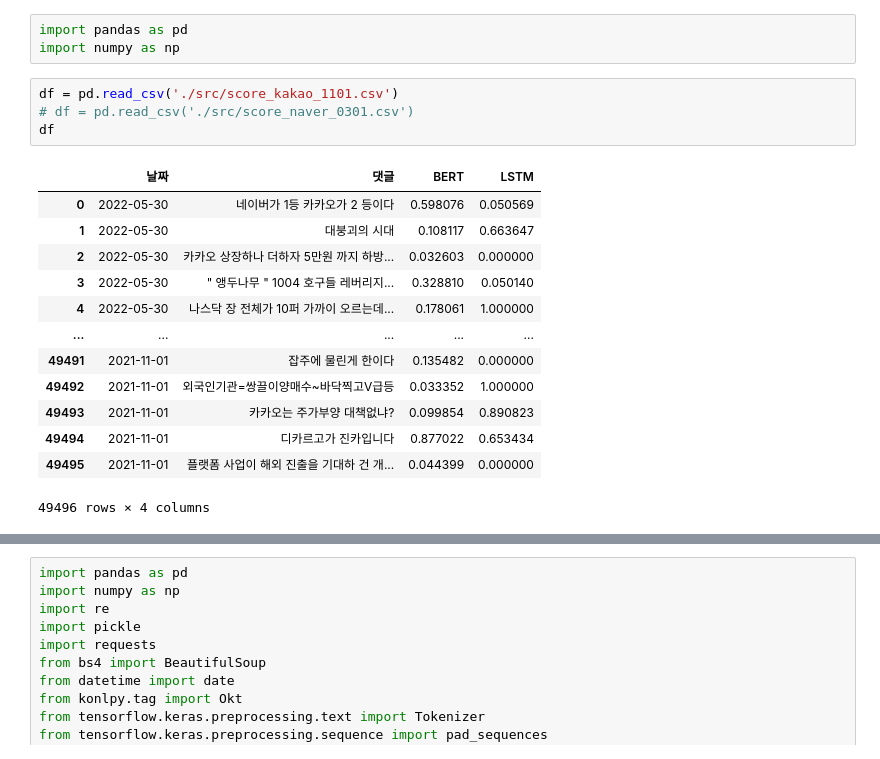
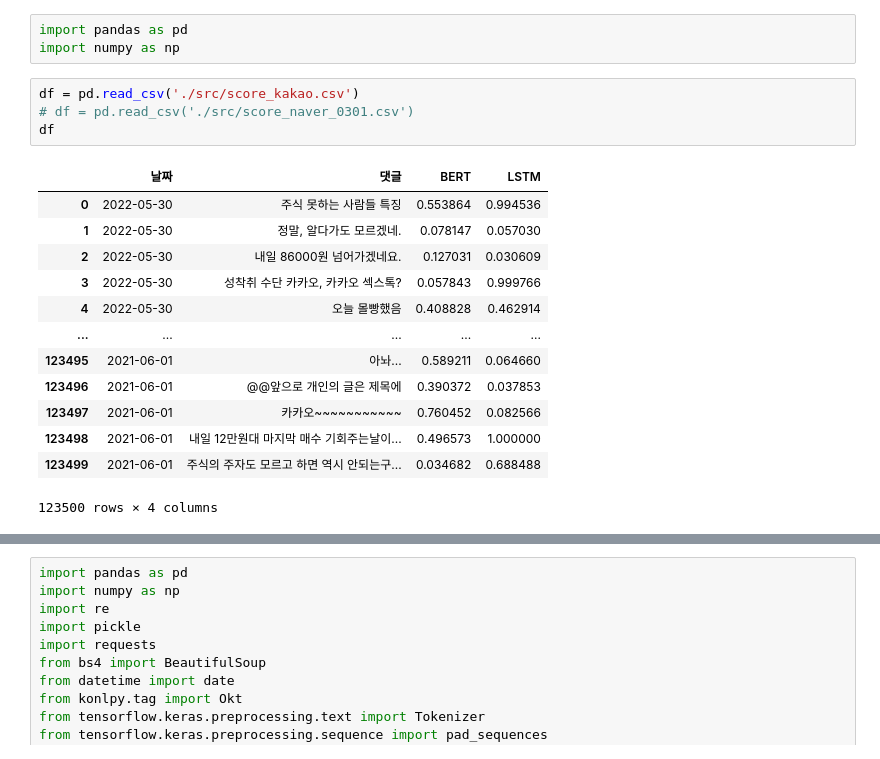
Before and after one commit to dbwlgns15/ANOTHER_SENSE, a Jupyter notebook: 7_시각화.ipynb, the cells around one changed output, grey strips where cells are left out. Cells and saved outputs as stored; diff of their text form.

```diff
--- a/7_시각화.ipynb
+++ b/7_시각화.ipynb
@@ -2,23 +2,23 @@
 import pandas as pd
 import numpy as np
 # %%
-df = pd.read_csv('./src/score_kakao_1101.csv')
+df = pd.read_csv('./src/score_kakao.csv')
 # df = pd.read_csv('./src/score_naver_0301.csv')
 df
 # %% [output]
 |  | 날짜 | 댓글 | BERT | LSTM |
-| 0 | 2022-05-30 | 네이버가 1등 카카오가 2 등이다 | 0.598076 | 0.050569 |
-| 1 | 2022-05-30 | 대붕괴의 시대 | 0.108117 | 0.663647 |
-| 2 | 2022-05-30 | 카카오 상장하나 더하자 5만원 까지 하방... | 0.032603 | 0.000000 |
-| 3 | 2022-05-30 | " 앵두나무 " 1004 호구들 레버리지... | 0.328810 | 0.050140 |
-| 4 | 2022-05-30 | 나스닥 장 전체가 10퍼 가까이 오르는데... | 0.178061 | 1.000000 |
+| 0 | 2022-05-30 | 주식 못하는 사람들 특징 | 0.553864 | 0.994536 |
+| 1 | 2022-05-30 | 정말, 알다가도 모르겠네. | 0.078147 | 0.057030 |
+| 2 | 2022-05-30 | 내일 86000원 넘어가겠네요. | 0.127031 | 0.030609 |
+| 3 | 2022-05-30 | 성착취 수단 카카오, 카카오 섹스톡? | 0.057843 | 0.999766 |
+| 4 | 2022-05-30 | 오늘 몰빵했음 | 0.408828 | 0.462914 |
 | ... | ... | ... | ... | ... |
-| 49491 | 2021-11-01 | 잡주에 물린게 한이다 | 0.135482 | 0.000000 |
-| 49492 | 2021-11-01 | 외국인기관=쌍끌이양매수~바닥찍고V급등 | 0.033352 | 1.000000 |
-| 49493 | 2021-11-01 | 카카오는 주가부양 대책없냐? | 0.099854 | 0.890823 |
-| 49494 | 2021-11-01 | 디카르고가 진카입니다 | 0.877022 | 0.653434 |
-| 49495 | 2021-11-01 | 플랫폼 사업이 해외 진출을 기대하 건 개... | 0.044399 | 0.000000 |
+| 123495 | 2021-06-01 | 아놔... | 0.589211 | 0.064660 |
+| 123496 | 2021-06-01 | @@앞으로 개인의 글은 제목에 | 0.390372 | 0.037853 |
+| 123497 | 2021-06-01 | 카카오~~~~~~~~~~~ | 0.760452 | 0.082566 |
+| 123498 | 2021-06-01 | 내일 12만원대 마지막 매수 기회주는날이... | 0.496573 | 1.000000 |
+| 123499 | 2021-06-01 | 주식의 주자도 모르고 하면 역시 안되는구... | 0.034682 | 0.688488 |
-49496 rows × 4 columns
+123500 rows × 4 columns
 # %%
 # BERT LSTM 평균
 # ((df.groupby('날짜').mean()['BERT']+df.groupby('날짜').mean()['LSTM'])/2).rolling(10).mean().plot()
```
Also changed, not shown: parts of 4 cells of this notebook, 4 other files.
